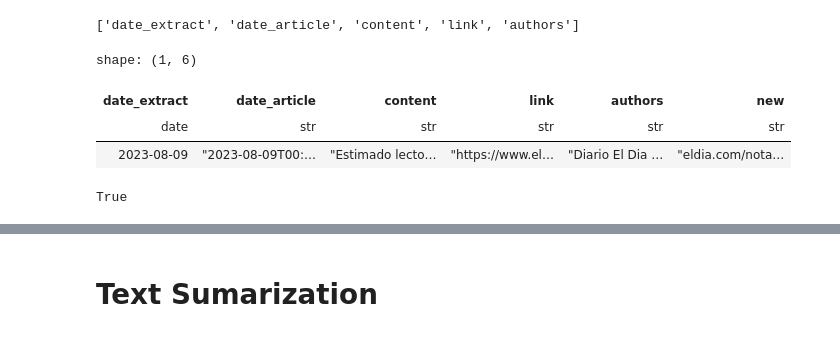
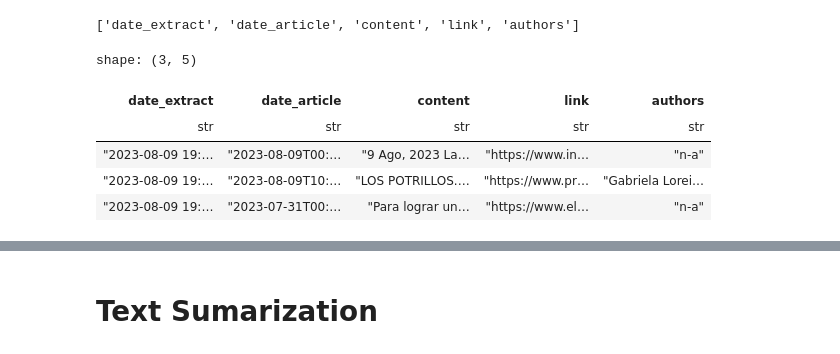
Before and after one commit to castillosebastian/willow, a Jupyter notebook: dev/sumarization.ipynb, the cells around one changed output, grey strips where cells are left out. Cells and saved outputs as stored; diff of their text form; code cells hidden in the pictures.

```diff
--- a/dev/sumarization.ipynb
+++ b/dev/sumarization.ipynb
@@ -3,34 +8,18 @@
+# %%
+df = pl.read_csv('/home/sebacastillo/willow/output/sample.csv')
 # %%
 df.columns
 # %% [output]
 ['date_extract', 'date_article', 'content', 'link', 'authors']
-# %%
-df = pl.read_csv('/home/sebacastillo/willow/output/news_narcotráfico_related_2023-08-09_1951.csv')
-df = (
-    df.with_columns([
-        pl.col('date_extract').str.strptime(
-            pl.Date,
-            format='%Y-%m-%d %H:%M:%s', strict=True
-        ),
-
-        pl.col('link').str.replace(r"https://www.", "").alias('new'),
-        #pl.col('reference').str.replace_all(r"id-", ""),
-        # ----------------
-        #pl.col('reference').str.split(by=";")
-        ##.struct.rename_fields(["first_part", "second_part"])
-        ##.alias("fields"),
-    ])
-)
-df[0]
-# %% [output]
-shape: (1, 6)
-| date_extract | date_article | content | link | authors | new |
-| date | str | str | str | str | str |
-| 2023-08-09 | "2023-08-09T00:… | "Estimado lecto… | "https://www.el… | "Diario El Dia … | "eldia.com/nota… |
-# %%
-isinstance(df, pl.DataFrame)
-# %% [output]
-True
+# %%
+df
+# %% [output]
+shape: (3, 5)
+| date_extract | date_article | content | link | authors |
+| str | str | str | str | str |
+| "2023-08-09 19:… | "2023-08-09T00:… | "9 Ago, 2023 La… | "https://www.in… | "n-a" |
+| "2023-08-09 19:… | "2023-08-09T10:… | "LOS POTRILLOS.… | "https://www.pr… | "Gabriela Lorei… |
+| "2023-08-09 19:… | "2023-07-31T00:… | "Para lograr un… | "https://www.el… | "n-a" |
 # %%
 text = df['content'][0]
 # %%
```
Also changed, not shown: parts of 9 cells of this notebook, 7 other files.
